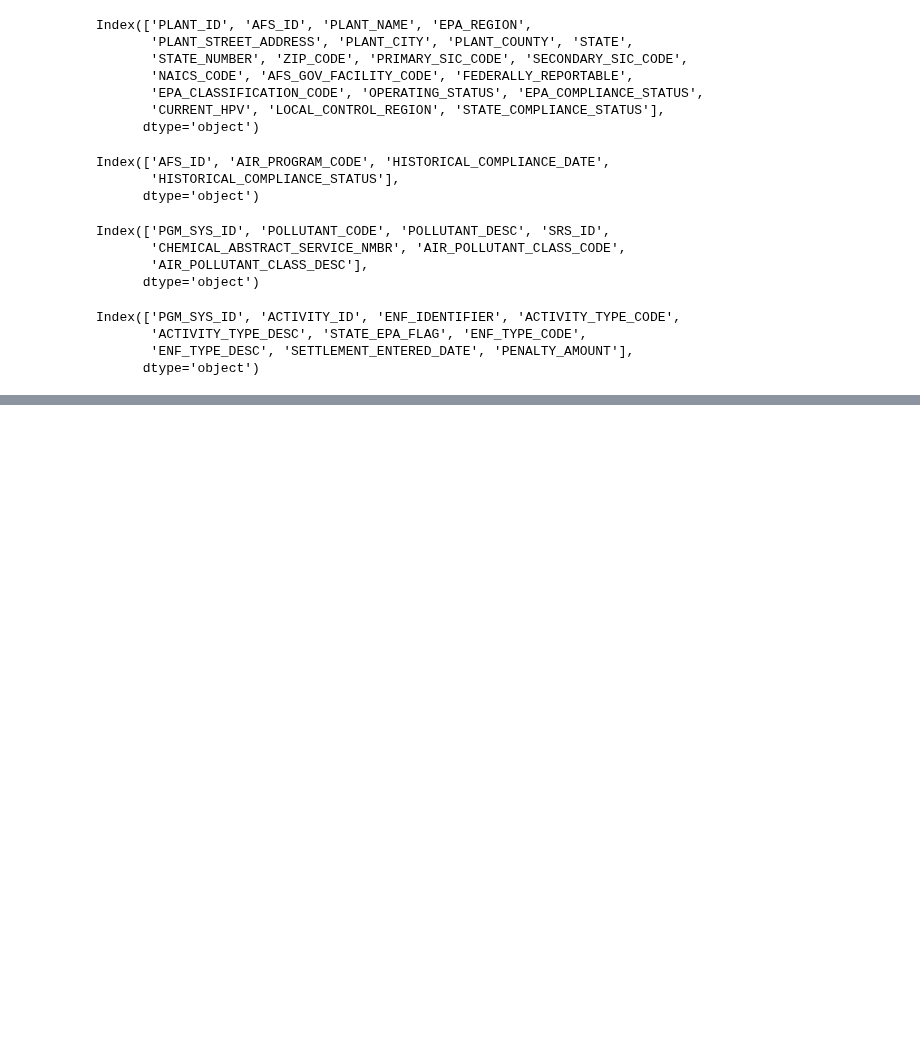
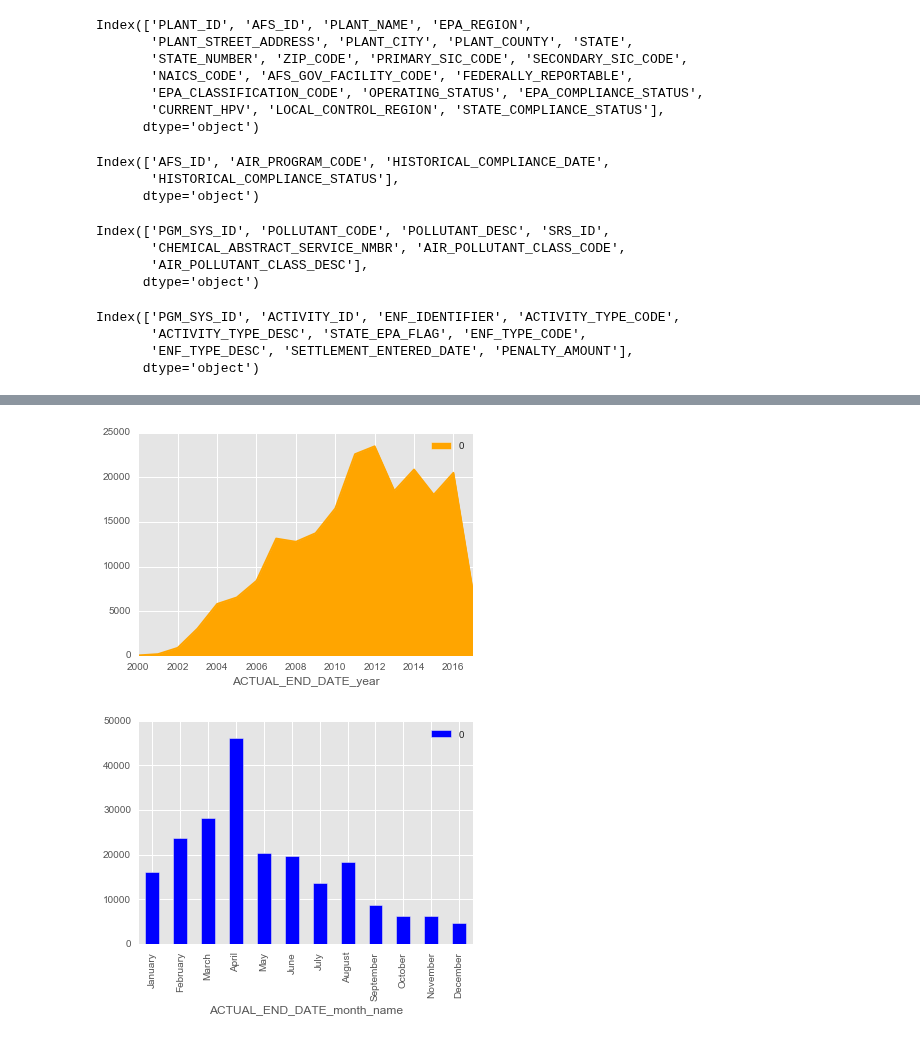
Before and after one commit to Aycrazy/ML_Project, a Jupyter notebook: ICIS_explore_2.ipynb, the cells around one changed output, grey strips where cells are left out. Drawn from its saved outputs; the diff is of its cells as text; code cells hidden in the pictures; blank space fills up the shorter version.

```diff
--- a/ICIS_explore_2.ipynb
+++ b/ICIS_explore_2.ipynb
@@ -268,0 +226,2 @@ df_violations_no_date_na.DAYS_TO_RESOLVE_INT.plot()
+# %%
+titlev_certs = read_file('data/ICIS-AIR_downloads/ICIS-AIR_TITLEV_CERTS.csv')
@@ -268,0 +237,5 @@ df_violations_no_date_na.DAYS_TO_RESOLVE_INT.plot()
+# %%
+date_format ='%m/%d/%Y'
+date_attributes = ['ACTUAL_END_DATE']
+date_types = ['year','month']
+get_occupied_frame(titlev_certs,date_attributes,date_format, date_types)
@@ -268,0 +250,6 @@ df_violations_no_date_na.DAYS_TO_RESOLVE_INT.plot()
+# %%
+#invalid dates
+titlev_certs = titlev_certs[titlev_certs.ACTUAL_END_DATE_year > '1970']
+# %%
+titlev_certs_flag = titlev_certs[titlev_certs.FACILITY_RPT_DEVIATION_FLAG == 'Y']
+titlev_certs_no_flag = titlev_certs[titlev_certs.FACILITY_RPT_DEVIATION_FLAG == 'N']
@@ -268,0 +264,6 @@ df_violations_no_date_na.DAYS_TO_RESOLVE_INT.plot()
+# %%
+actual_date = ['ACTUAL_END_DATE']
+create_date_charts(titlev_certs_flag, date_types, actual_date)
+# %% [output]
+[figure, added]
+[figure, added]
```
Also changed, not shown: parts of 38 cells of this notebook, 2 other files.
